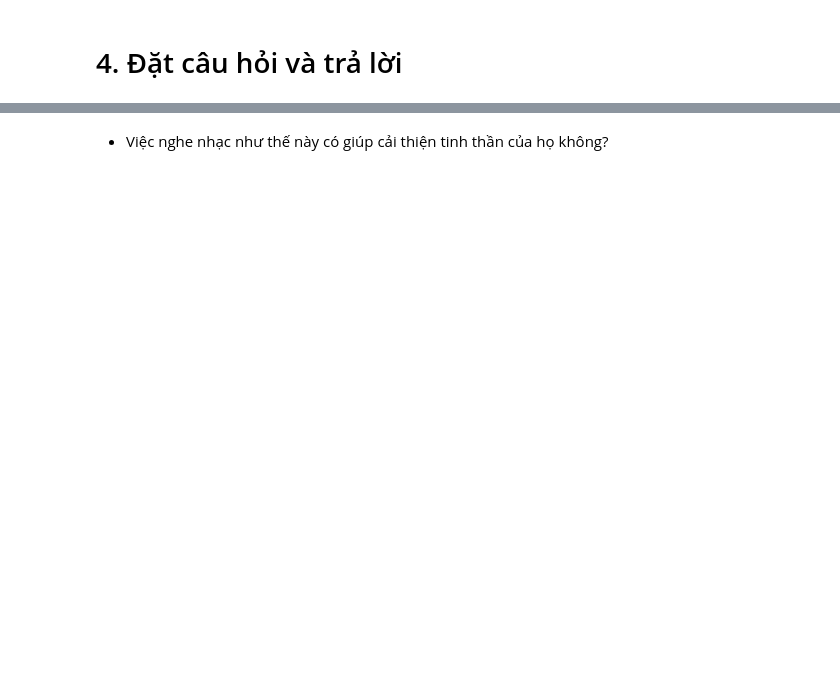
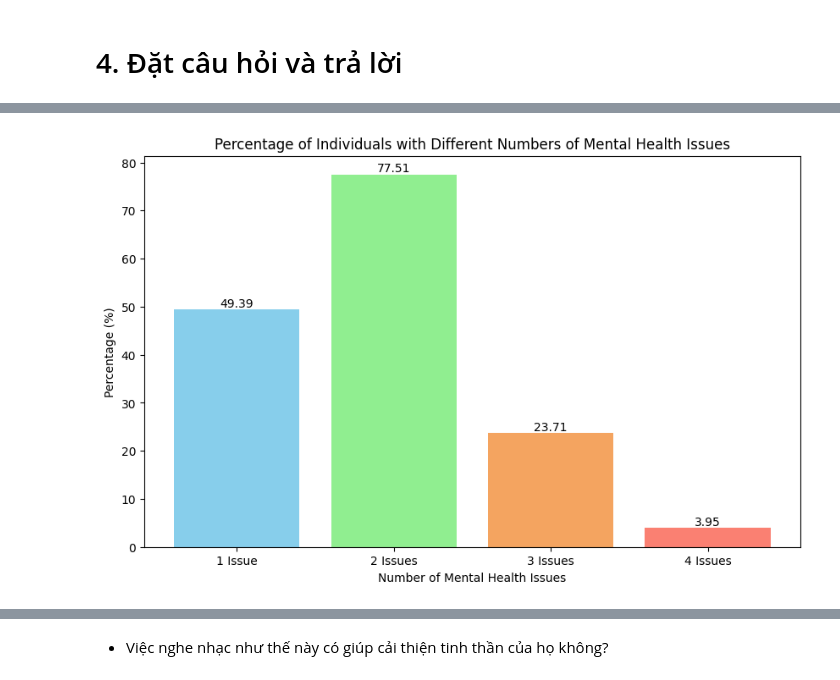
Before and after one commit to HungLVT/DS, a Jupyter notebook: 4.0-questions-and-answers.ipynb, the cells around one changed output, grey strips where cells are left out. Saved outputs shown, nothing was run; the diff lists cells and outputs as text; code cells hidden in the pictures; blank space fills up the shorter version.

```diff
--- a/4.0-questions-and-answers.ipynb
+++ b/4.0-questions-and-answers.ipynb
@@ -41,0 +143,25 @@ Trung bình số giờ nghe nhạc của một người trong bài khảo sát l
+# %%
+# Tính tỷ lệ phần trăm và vẽ biểu đồ
+percent_four_issue = four_issue / total * 100
+percent_three_issue = three_issue / total * 100
+percent_two_issue = two_issue / total * 100
+percent_one_issue = one_issue / total * 100
+
+
+# Tạo biểu đồ cột
+percentages = [percent_one_issue, percent_two_issue, percent_three_issue, percent_four_issue]
+issues = ['1 Issue', '2 Issues', '3 Issues', '4 Issues']
+
+plt.figure(figsize=(10, 6))
+bars = plt.bar(issues, percentages, color= custom_colormap)
+
+for bar in bars:
+    yval = bar.get_height()
+    plt.text(bar.get_x() + bar.get_width()/2, yval + 0.01, round(yval, 2), ha='center', va='bottom')
+
+plt.xlabel('Number of Mental Health Issues')
+plt.ylabel('Percentage (%)')
+plt.title('Percentage of Individuals with Different Numbers of Mental Health Issues')
+plt.show()
+# %% [output]
+[figure, added]
```
Also changed, not shown: parts of 19 cells of this notebook.
